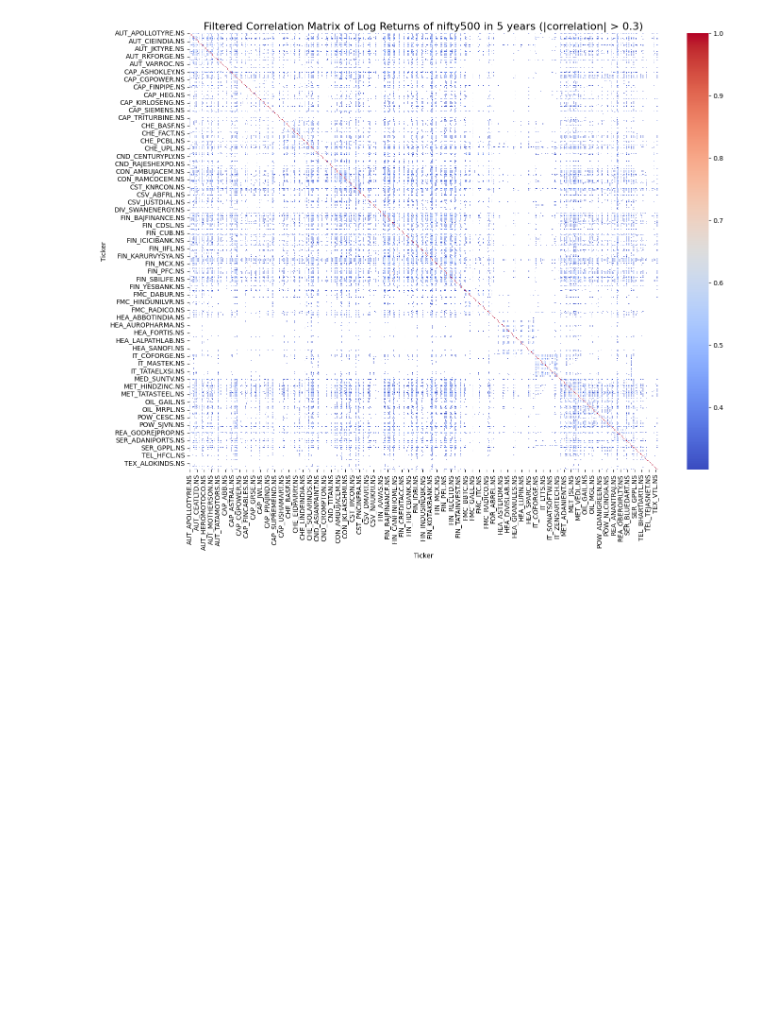
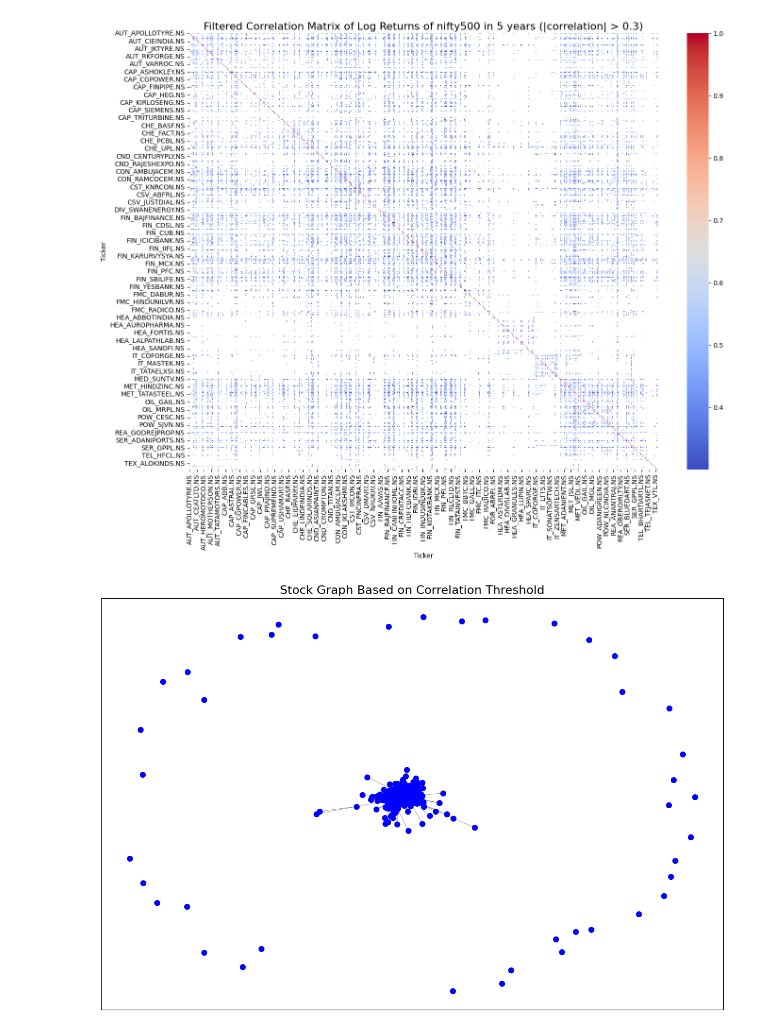
Before and after one commit to SKies2003/Graph-Theory-for-Portfolio-Optimization, a Jupyter notebook: 5 years/Project.ipynb, the cells around one changed output. Saved outputs shown, nothing was run; the diff lists cells and outputs as text; code cells hidden in the pictures; blank space fills up the shorter version.

```diff
--- a/5 years/Project.ipynb
+++ b/5 years/Project.ipynb
@@ -1,6 +1,6 @@
 # %%
 import pandas as pd
-df = pd.read_csv(r'C:\Gagan\University\Sem 5\Discrete Maths\Project\ind_nifty500list.csv')
+df = pd.read_csv(r"C:\Gagan\University\Sem 5\Discrete Maths\Project\Graph-Theory-for-Portfolio-Optimization\ind_nifty500list.csv")
 df
 # %% [output]
 |  | Company Name | Industry | Symbol | Series | ISIN Code |
@@ -229,3 +229,33 @@ plt.savefig('Filtered Correlation Matrix of Log Returns of nifty500 in 5 years.p
 plt.show()
 # %% [output]
 [figure]
+# %%
+import networkx as nx
+
+# Create an empty graph
+G = nx.Graph()
+
+# Add nodes (each stock is a node)
+stocks = log_returns.columns
+G.add_nodes_from(stocks)
+# %%
+# Add edges based on the correlation threshold (correlation > 0.3 or < -0.3)
+
+threshold = 0.3
+for i in range(len(stocks)):
+    for j in range(i+1, len(stocks)):  # Iterate over upper triangle of the correlation matrix
+        corr_value = correlation_matrix.iloc[i, j]
+        if abs(corr_value) >= threshold:
+            # Add edge with weight inversely proportional to correlation value
+            G.add_edge(stocks[i], stocks[j], weight=1 - abs(corr_value))
+# %%
+# Plot the graph using spring layout for visualization
+
+plt.figure(figsize=(15, 10))
+pos = nx.spring_layout(G, seed=42)  # For consistent layout
+nx.draw_networkx_nodes(G, pos, node_size=50, node_color="blue")
+nx.draw_networkx_edges(G, pos, width=0.5, alpha=0.5)
+plt.title("Stock Graph Based on Correlation Threshold", fontsize=16)
+plt.show()
+# %% [output]
+[figure, added]
```
Also changed, not shown: parts of 2 cells of this notebook, 2 other files.
